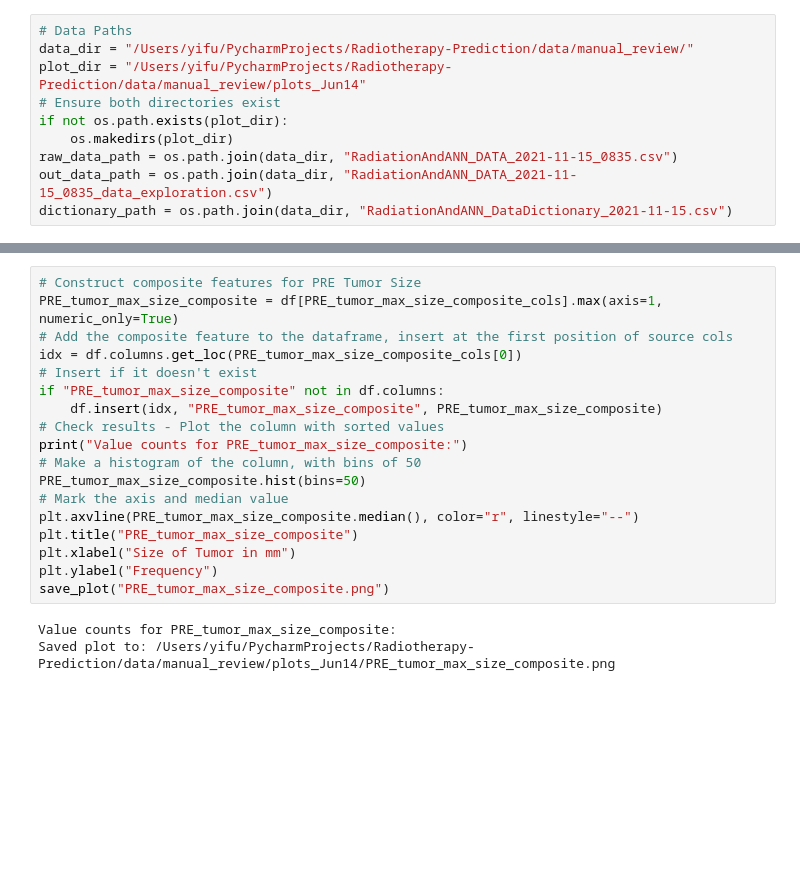
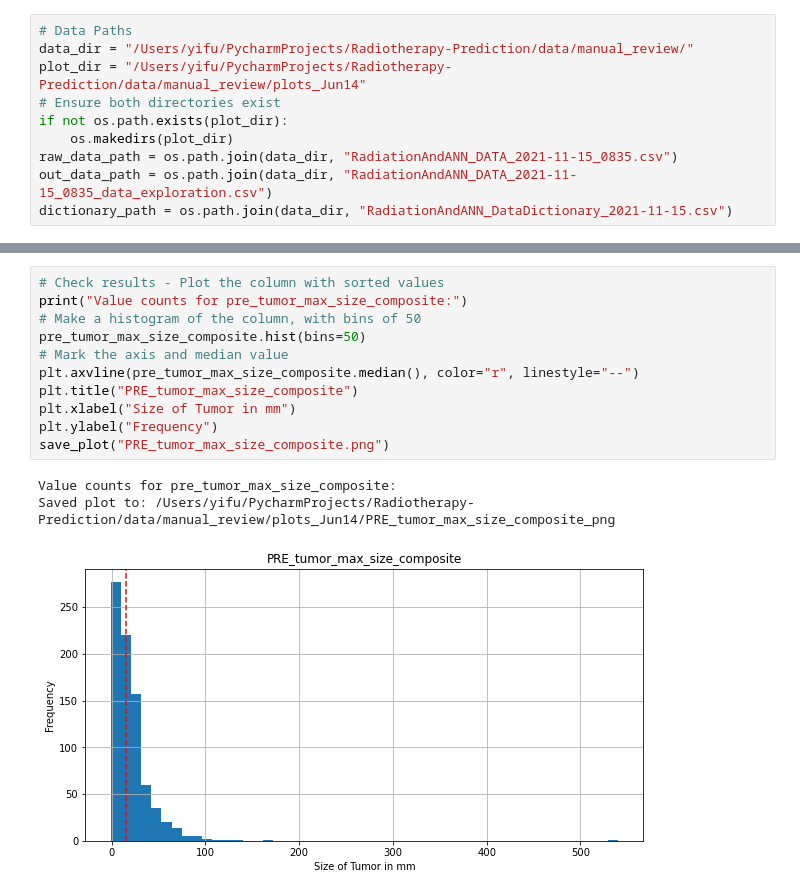
Before and after one commit to chen-yifu/Radiotherapy-Prediction, a Jupyter notebook: notebooks/RTx Data Exploration.ipynb, the cells around one changed output, grey strips where cells are left out. Saved outputs shown, nothing was run; the diff lists cells and outputs as text; blank space fills up the shorter version.

```diff
--- a/notebooks/RTx Data Exploration.ipynb
+++ b/notebooks/RTx Data Exploration.ipynb
@@ -160,21 +320,15 @@ Saved plot to: /Users/yifu/PycharmProjects/Radiotherapy-Prediction/data/manual_r
 # %%
-# Construct composite features for PRE Tumor Size
-PRE_tumor_max_size_composite = df[PRE_tumor_max_size_composite_cols].max(axis=1, numeric_only=True)
-# Add the composite feature to the dataframe, insert at the first position of source cols
-idx = df.columns.get_loc(PRE_tumor_max_size_composite_cols[0])
-# Insert if it doesn't exist
-if "PRE_tumor_max_size_composite" not in df.columns:
-    df.insert(idx, "PRE_tumor_max_size_composite", PRE_tumor_max_size_composite)
 # Check results - Plot the column with sorted values
-print("Value counts for PRE_tumor_max_size_composite:")
+print("Value counts for pre_tumor_max_size_composite:")
 # Make a histogram of the column, with bins of 50
-PRE_tumor_max_size_composite.hist(bins=50)
+pre_tumor_max_size_composite.hist(bins=50)
 # Mark the axis and median value
-plt.axvline(PRE_tumor_max_size_composite.median(), color="r", linestyle="--")
+plt.axvline(pre_tumor_max_size_composite.median(), color="r", linestyle="--")
 plt.title("PRE_tumor_max_size_composite")
 plt.xlabel("Size of Tumor in mm")
 plt.ylabel("Frequency")
 save_plot("PRE_tumor_max_size_composite.png")
 # %% [output]
-Value counts for PRE_tumor_max_size_composite:
-Saved plot to: /Users/yifu/PycharmProjects/Radiotherapy-Prediction/data/manual_review/plots_Jun14/PRE_tumor_max_size_composite.png
+Value counts for pre_tumor_max_size_composite:
+Saved plot to: /Users/yifu/PycharmProjects/Radiotherapy-Prediction/data/manual_review/plots_Jun14/PRE_tumor_max_size_composite_png
+[figure, added]
```
Also changed, not shown: parts of 15 cells of this notebook, 3 other files.
